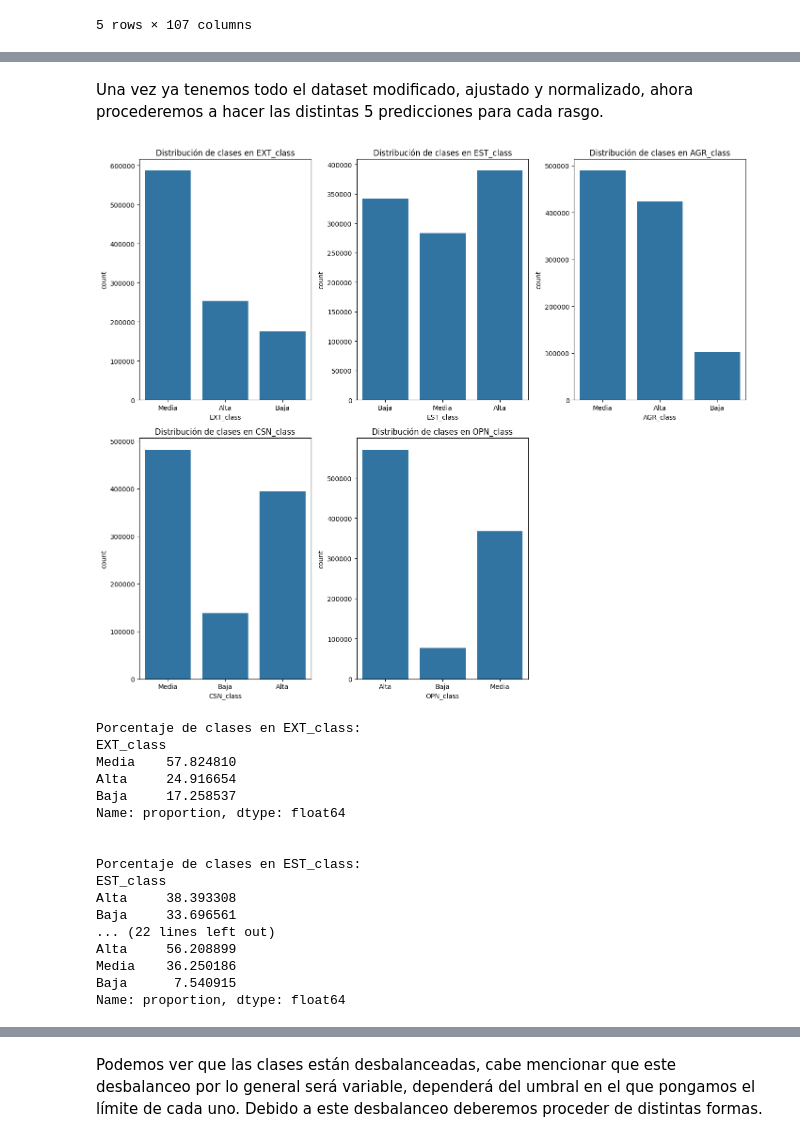
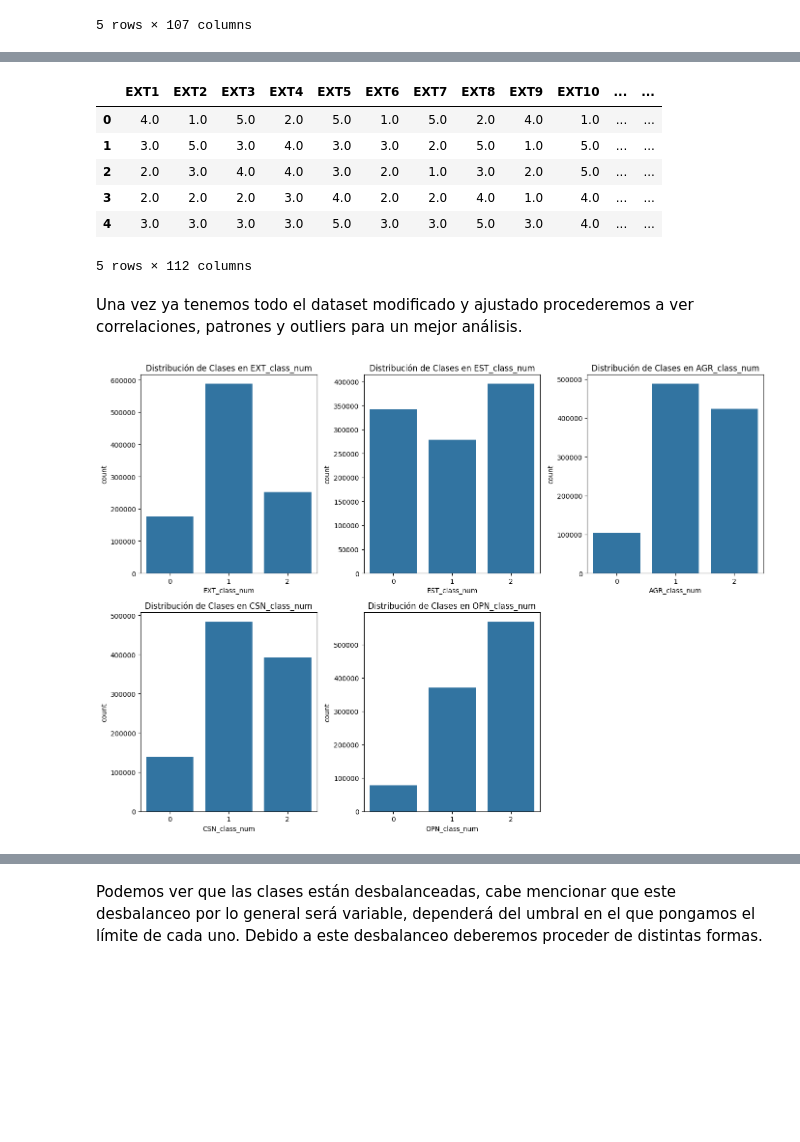
Before and after one commit to adrianpgal10/OCEAN_dataset, a Jupyter notebook: Kaggle.ipynb, the cells around one changed output, grey strips where cells are left out. Drawn from its saved outputs; the diff is of its cells as text; code cells hidden in the pictures; blank space fills up the shorter version.

```diff
--- a/Kaggle.ipynb
+++ b/Kaggle.ipynb
@@ -504,41 +465,45 @@ Valores únicos: ['Alta' 'Baja' 'Media']
+# %%
+# Lista de las columnas de clases
+class_columns = ['EXT_class', 'EST_class', 'AGR_class', 'CSN_class', 'OPN_class']
+
+# Crear una instancia de LabelEncoder
+label_encoder = LabelEncoder()
+
+# Definir el mapeo manualmente
+class_mapping = {'Baja': 0, 'Media': 1, 'Alta': 2}
+
+for col in class_columns:
+    dataset[col + '_num'] = dataset[col].map(class_mapping)
+
+# Verificar el cambio
+dataset.drop(columns=['EXT_class', 'EST_class', 'AGR_class', 'CSN_class', 'OPN_class'], inplace=True)
+dataset.drop(columns=['EXT_avg', 'EST_avg', 'AGR_avg', 'CSN_avg', 'OPN_avg'], inplace=True)
+dataset.head()
+# %% [output]
+|  | EXT1 | EXT2 | EXT3 | EXT4 | EXT5 | EXT6 | EXT7 | EXT8 | EXT9 | EXT10 | ... | ... |
+| 0 | 4.0 | 1.0 | 5.0 | 2.0 | 5.0 | 1.0 | 5.0 | 2.0 | 4.0 | 1.0 | ... | ... |
+| 1 | 3.0 | 5.0 | 3.0 | 4.0 | 3.0 | 3.0 | 2.0 | 5.0 | 1.0 | 5.0 | ... | ... |
+| 2 | 2.0 | 3.0 | 4.0 | 4.0 | 3.0 | 2.0 | 1.0 | 3.0 | 2.0 | 5.0 | ... | ... |
+| 3 | 2.0 | 2.0 | 2.0 | 3.0 | 4.0 | 2.0 | 2.0 | 4.0 | 1.0 | 4.0 | ... | ... |
+| 4 | 3.0 | 3.0 | 3.0 | 3.0 | 5.0 | 3.0 | 3.0 | 5.0 | 3.0 | 4.0 | ... | ... |
+5 rows × 112 columns
 # %% [markdown]
-Una vez ya tenemos todo el dataset modificado, ajustado y normalizado, ahora procederemos a hacer las distintas 5 predicciones para cada rasgo.
+Una vez ya tenemos todo el dataset modificado y ajustado procederemos a ver correlaciones, patrones y outliers para un mejor análisis.
 # %%
-# Lista de rasgos de personalidad
-traits = ['EXT_class', 'EST_class', 'AGR_class', 'CSN_class', 'OPN_class']
+# Lista de las variables de clase
+class_columns = ['EXT_class_num', 'EST_class_num', 'AGR_class_num', 'CSN_class_num', 'OPN_class_num']
 
-# Crear los gráficos para cada rasgo
-plt.figure(figsize=(14, 12))  # Ajustamos el tamaño de la figura
+# Crear los gráficos en una figura con 2 filas y 3 columnas
+plt.figure(figsize=(14, 10))  # Ajusta el tamaño de la figura
 
-for i, trait in enumerate(traits, 1):
-    plt.subplot(2, 3, i)  # Crear una subfigura con 2 filas y 3 columnas
-    sns.countplot(data=dataset, x=trait)
-    plt.title(f'Distribución de clases en {trait}')
+# Crear un gráfico para cada clase
+for i, column in enumerate(class_columns, 1):
+    plt.subplot(2, 3, i)  # Crea una subfigura
+    sns.countplot(data=dataset, x=column)
+    plt.title(f'Distribución de Clases en {column}')
 
-plt.tight_layout()  # Asegura que los gráficos no se solapen
+# Ajusta el layout para que no se solapen los gráficos
+plt.tight_layout()
 plt.show()
-
-# Calcular y mostrar los porcentajes de cada clase en cada rasgo
-for trait in traits:
-    print(f"Porcentaje de clases en {trait}:")
-    print(dataset[trait].value_counts(normalize=True) * 100)  # Mostrar porcentaje multiplicando por 100
-    print("\n")
 # %% [output]
-[figure, old version]
+[figure, new version]
-Porcentaje de clases en EXT_class:
-EXT_class
-Media    57.824810
-Alta     24.916654
-Baja     17.258537
-Name: proportion, dtype: float64
-
-
-Porcentaje de clases en EST_class:
-EST_class
-Alta     38.393308
-Baja     33.696561
-... (22 lines left out)
-Alta     56.208899
-Media    36.250186
-Baja      7.540915
-Name: proportion, dtype: float64
```
Also changed, not shown: parts of 32 cells of this notebook.
